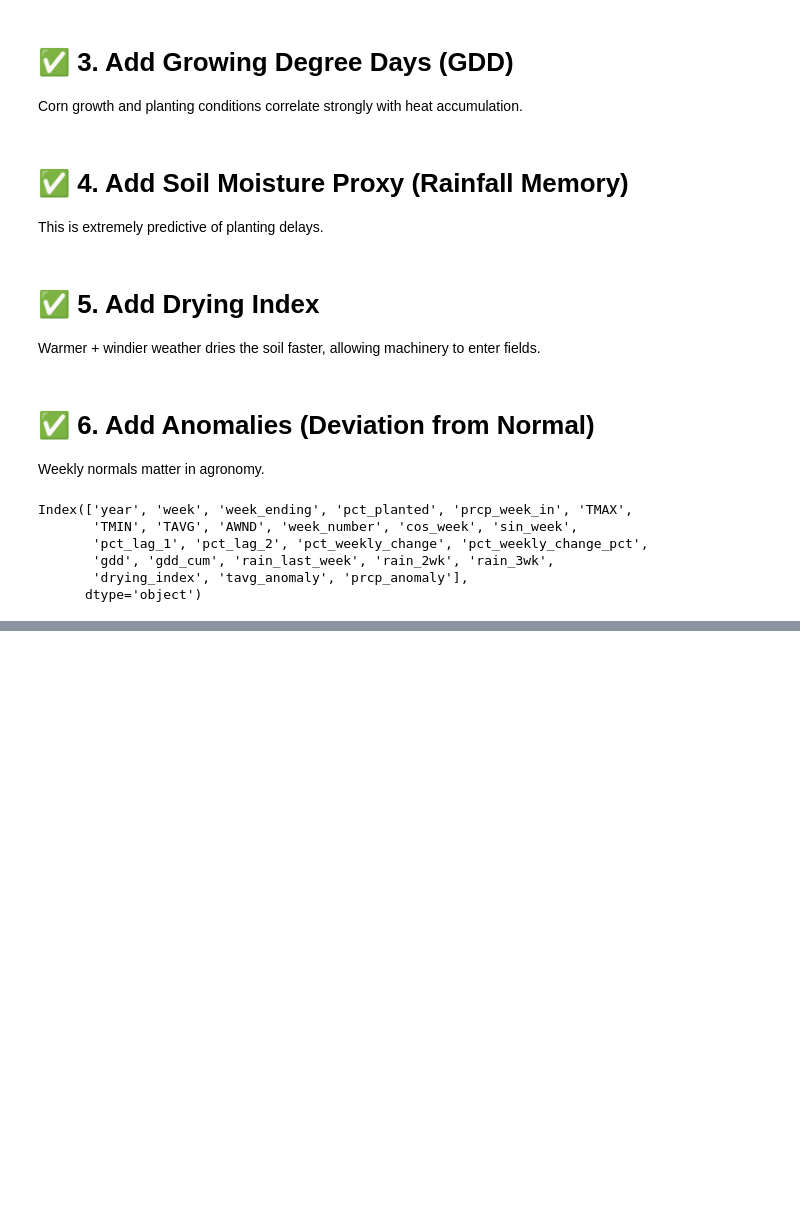
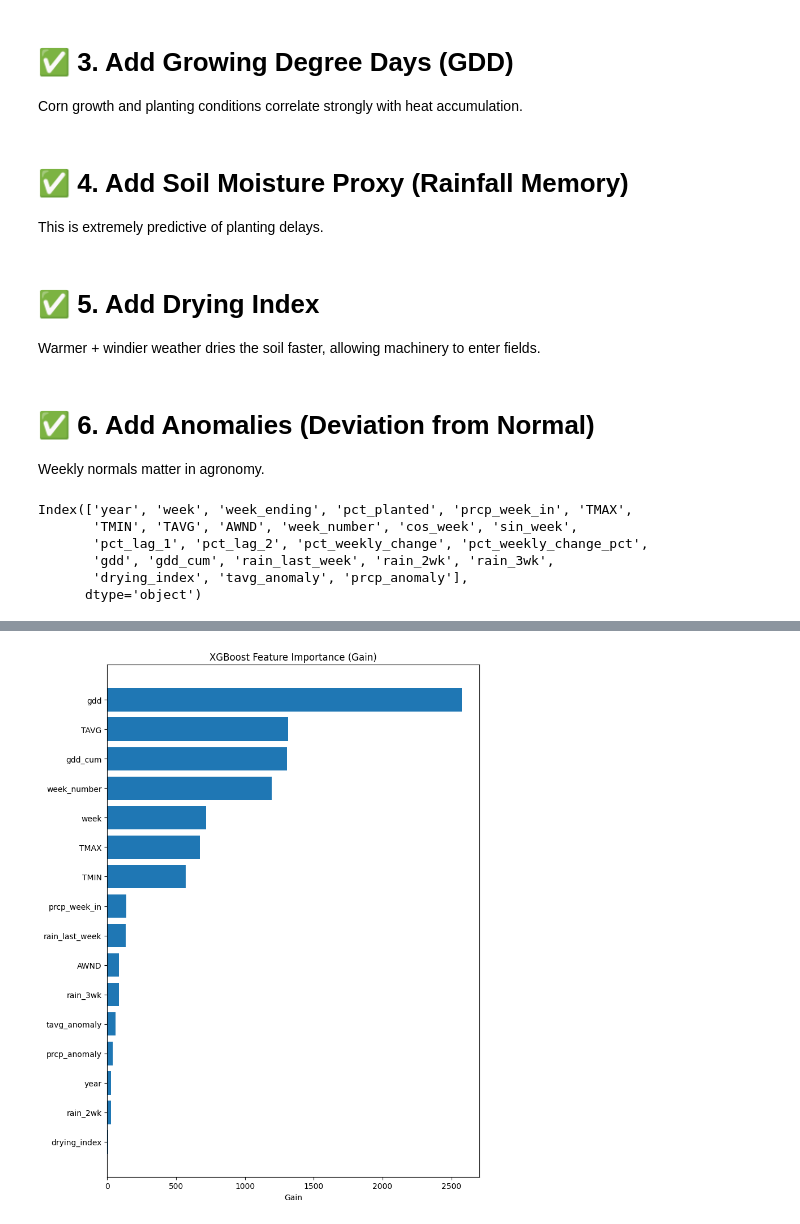
Before and after one commit to MubarizKhan/corn-planting-harvesting-optimization, a Jupyter notebook: src/forecasting/forecasting_.ipynb, the cells around one changed output, grey strips where cells are left out. Cells and saved outputs as stored; diff of their text form; code cells hidden in the pictures; blank space fills up the shorter version.

```diff
--- a/src/forecasting/forecasting_.ipynb
+++ b/src/forecasting/forecasting_.ipynb
@@ -240,0 +250,22 @@ mse, r2
+# %%
+import pandas as pd
+import matplotlib.pyplot as plt
+
+# Extract importance
+importance_dict = model.get_booster().get_score(importance_type='gain')
+
+# Convert to DataFrame
+fi = pd.DataFrame({
+    "feature": list(importance_dict.keys()),
+    "gain": list(importance_dict.values())
+}).sort_values(by="gain", ascending=True)
+
+# Plot
+plt.figure(figsize=(8, 10))
+plt.barh(fi["feature"], fi["gain"])
+plt.title("XGBoost Feature Importance (Gain)")
+plt.xlabel("Gain")
+plt.tight_layout()
+plt.show()
+# %% [output]
+[figure, added]
```
Also changed, not shown: parts of 40 cells of this notebook, 4 other files.
